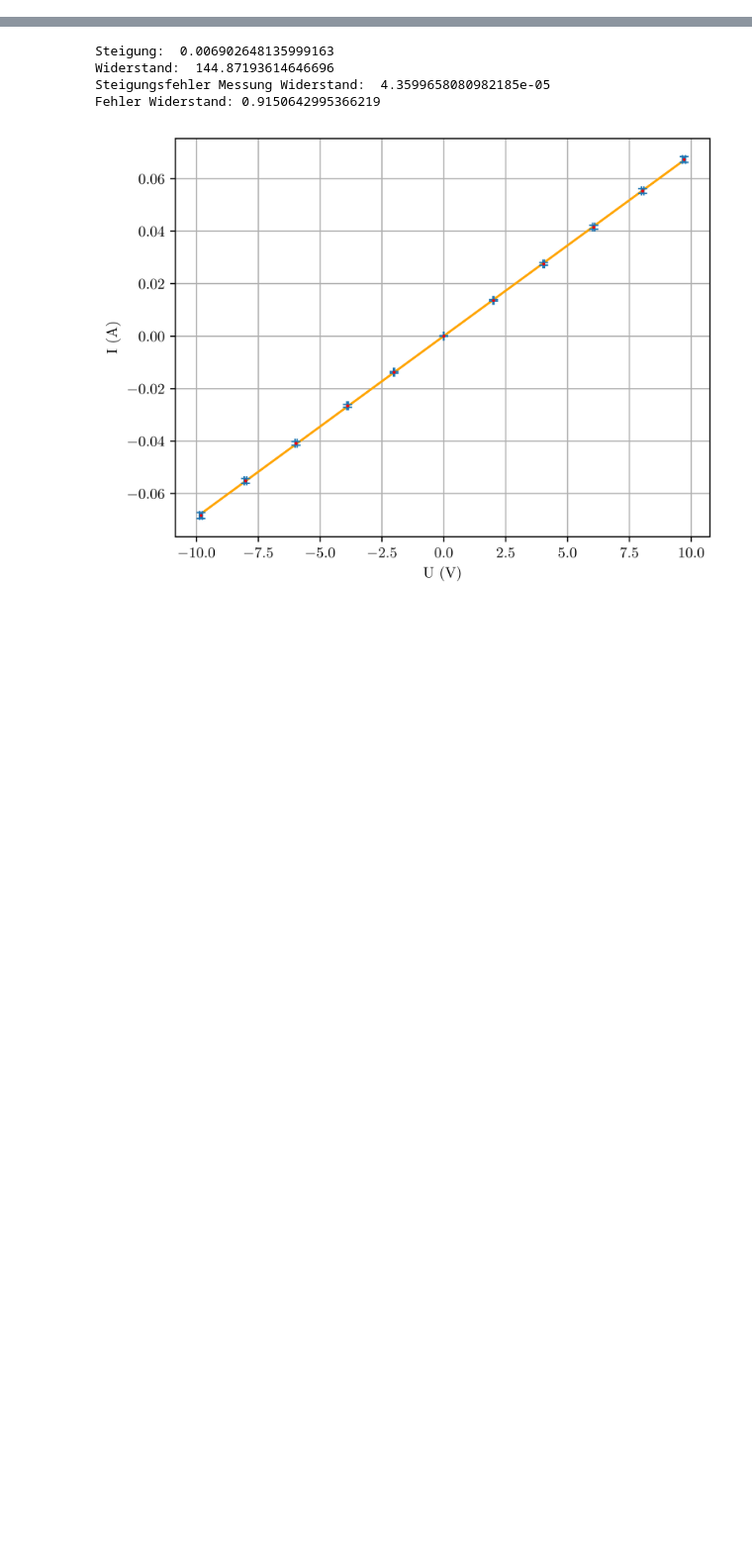
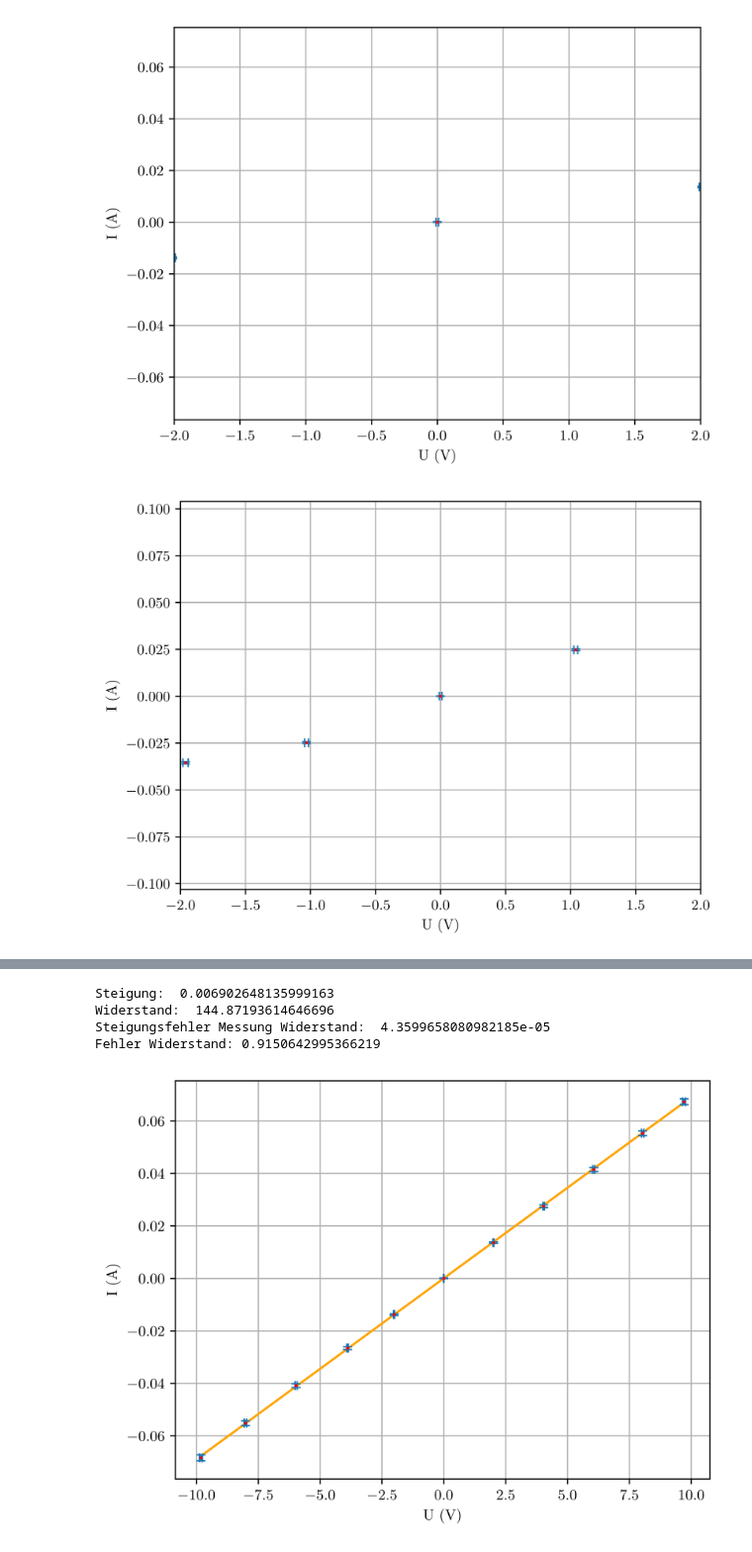
Before and after one commit to OGentner/AP1-Gruppe-143, a Jupyter notebook: V45_Auswertung.ipynb, the cells around one changed output, grey strips where cells are left out. Shown at 99% size. Drawn from its saved outputs; the diff is of its cells as text; code cells hidden in the pictures; blank space fills up the shorter version.

```diff
--- a/V45_Auswertung.ipynb
+++ b/V45_Auswertung.ipynb
@@ -69,32 +69,35 @@ for sheet in range(1,5):
     omega_bar_w = (np.sum(w*omega)) / (np.sum(w))
     del_omega_bar_w = 1 / np.sqrt(np.sum(w)) # Fehler
 
     # print("Messung ", sheet, end=' ')
     # print("Mittler gewichteter Wiederstand ", omega_bar_w, end=' ')
     # print("Fehler d. Wiedrstandes: ", del_omega_bar_w)
 
     if False: # Tabellen Printen
         cols = ['U(V)', r'$\Delta U$', 'I(A)', r'$\Delta I$'] #, 'Widerstand ($\Omega$)', r'$\Delta \Omega$']
         # messdaten_tex = messdaten.drop(columns=['Wiederstand'])[cols]
         messdaten_tex = messdaten[cols]
         print(generate_Table(messdaten_tex, "Messreihe " + str(sheet), "Messreihe"+str(sheet)))
 
     # Plotten
-    if False:
+    if True:
         fig, ax = plt.subplots(dpi=600)
         ax.errorbar(messdaten["U(V)"], messdaten["I(A)"], xerr=messdaten[r"$\Delta U$"], yerr=messdaten[r"$\Delta I$"], fmt=',', capsize=3)
         ax.plot(messdaten["U(V)"], messdaten["I(A)"], '.', label="Messung " + str(sheet), color="red", markersize=2)
 
         ax.set_xlabel(r"U (V)")
         ax.set_ylabel(r"I (A)")
 
-        # ax.set_xlim(1, 3)
+        ax.set_xlim(-2, 2)
         # ax.set_ylim(-1, 20)
         # ax.hlines(y=0, xmin=min(messdaten["U(V)"]), xmax=max(messdaten["U(V)"]), colors="k")
         # ax.vlines(x=0, ymin=min(messdaten["I(A)"]), ymax=max(messdaten["I(A)"]), colors="k")
 
         # ax.legend()
         ax.grid()
         plt.show()
 
         # messdaten.plot(x=r"U(V)", y=r"I(A)", kind="scatter", legend=True, grid=True)
+# %% [output]
+[figure, added]
+[figure, added]
```
Also changed, not shown: parts of 1 cell of this notebook, 3 other files.
